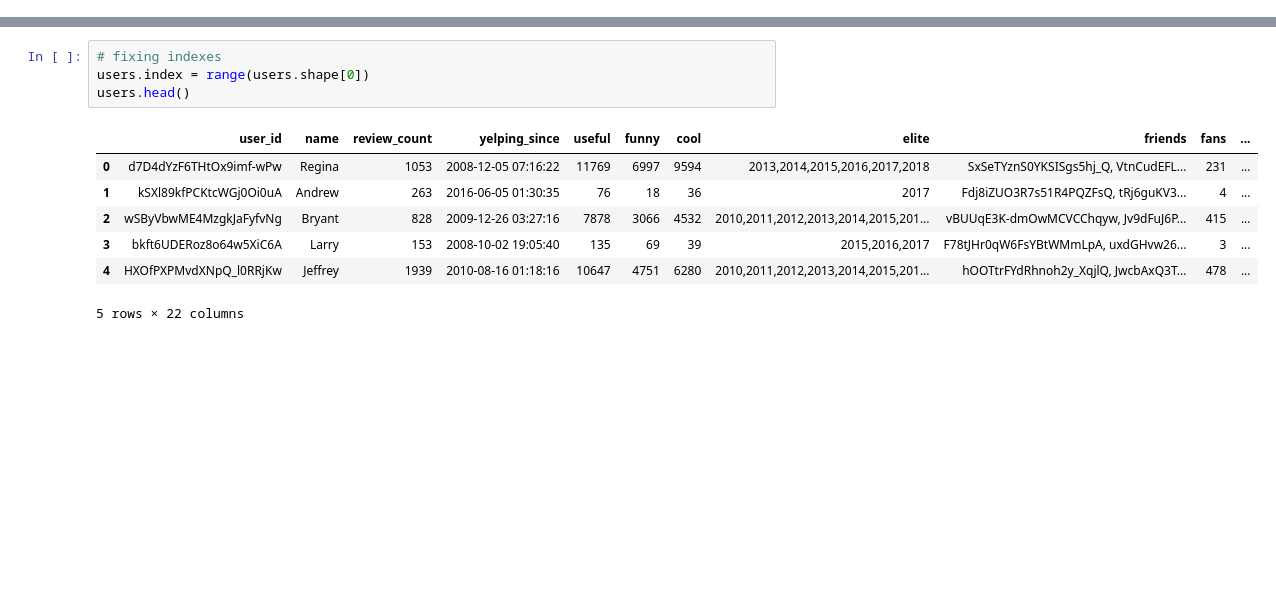
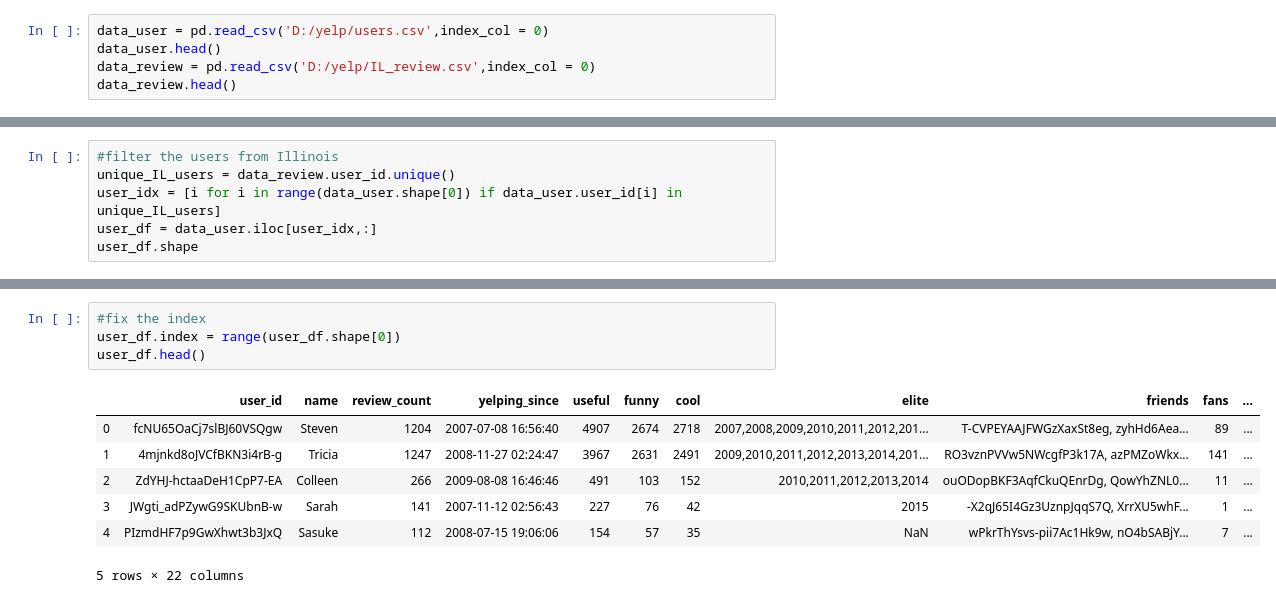
Before and after one commit to rnair7163/Restaurant-Recommendation-System-using-Yelp-Dataset, a Jupyter notebook: EDA/User-DC.ipynb, the cells around one changed output, grey strips where cells are left out. Saved outputs shown, nothing was run; the diff lists cells and outputs as text; blank space fills up the shorter version.

```diff
--- a/EDA/User-DC.ipynb
+++ b/EDA/User-DC.ipynb
@@ -58,0 +4,5 @@ users.describe()
+# %%
+data_user = pd.read_csv('D:/yelp/users.csv',index_col = 0)
+data_user.head()
+data_review = pd.read_csv('D:/yelp/IL_review.csv',index_col = 0)
+data_review.head()
@@ -58,0 +16,6 @@ users.describe()
+# %%
+#filter the users from Illinois
+unique_IL_users = data_review.user_id.unique()
+user_idx = [i for i in range(data_user.shape[0]) if data_user.user_id[i] in unique_IL_users]
+user_df = data_user.iloc[user_idx,:]
+user_df.shape
@@ -59,13 +34,13 @@ users.describe()
 # %%
-# fixing indexes
-users.index = range(users.shape[0])
-users.head()
+#fix the index
+user_df.index = range(user_df.shape[0])
+user_df.head()
 # %% [output]
 |  | user_id | name | review_count | yelping_since | useful | funny | cool | elite | friends | fans | ... |
-| 0 | d7D4dYzF6THtOx9imf-wPw | Regina | 1053 | 2008-12-05 07:16:22 | 11769 | 6997 | 9594 | 2013,2014,2015,2016,2017,2018 | SxSeTYznS0YKSISgs5hj_Q, VtnCudEFL... | 231 | ... |
-| 1 | kSXl89kfPCKtcWGj0Oi0uA | Andrew | 263 | 2016-06-05 01:30:35 | 76 | 18 | 36 | 2017 | Fdj8iZUO3R7s51R4PQZFsQ, tRj6guKV3... | 4 | ... |
-| 2 | wSByVbwME4MzgkJaFyfvNg | Bryant | 828 | 2009-12-26 03:27:16 | 7878 | 3066 | 4532 | 2010,2011,2012,2013,2014,2015,201... | vBUUqE3K-dmOwMCVCChqyw, Jv9dFuJ6P... | 415 | ... |
-| 3 | bkft6UDERoz8o64w5XiC6A | Larry | 153 | 2008-10-02 19:05:40 | 135 | 69 | 39 | 2015,2016,2017 | F78tJHr0qW6FsYBtWMmLpA, uxdGHvw26... | 3 | ... |
-| 4 | HXOfPXPMvdXNpQ_l0RRjKw | Jeffrey | 1939 | 2010-08-16 01:18:16 | 10647 | 4751 | 6280 | 2010,2011,2012,2013,2014,2015,201... | hOOTtrFYdRhnoh2y_XqjlQ, JwcbAxQ3T... | 478 | ... |
+| 0 | fcNU65OaCj7slBJ60VSQgw | Steven | 1204 | 2007-07-08 16:56:40 | 4907 | 2674 | 2718 | 2007,2008,2009,2010,2011,2012,201... | T-CVPEYAAJFWGzXaxSt8eg, zyhHd6Aea... | 89 | ... |
+| 1 | 4mjnkd8oJVCfBKN3i4rB-g | Tricia | 1247 | 2008-11-27 02:24:47 | 3967 | 2631 | 2491 | 2009,2010,2011,2012,2013,2014,201... | RO3vznPVVw5NWcgfP3k17A, azPMZoWkx... | 141 | ... |
+| 2 | ZdYHJ-hctaaDeH1CpP7-EA | Colleen | 266 | 2009-08-08 16:46:46 | 491 | 103 | 152 | 2010,2011,2012,2013,2014 | ouODopBKF3AqfCkuQEnrDg, QowYhZNL0... | 11 | ... |
+| 3 | JWgti_adPZywG9SKUbnB-w | Sarah | 141 | 2007-11-12 02:56:43 | 227 | 76 | 42 | 2015 | -X2qJ65I4Gz3UznpJqqS7Q, XrrXU5whF... | 1 | ... |
+| 4 | PIzmdHF7p9GwXhwt3b3JxQ | Sasuke | 112 | 2008-07-15 19:06:06 | 154 | 57 | 35 | NaN | wPkrThYsvs-pii7Ac1Hk9w, nO4bSABjY... | 7 | ... |
 5 rows × 22 columns
 # %%
```
Also changed, not shown: parts of 19 cells of this notebook, 2 other files.
